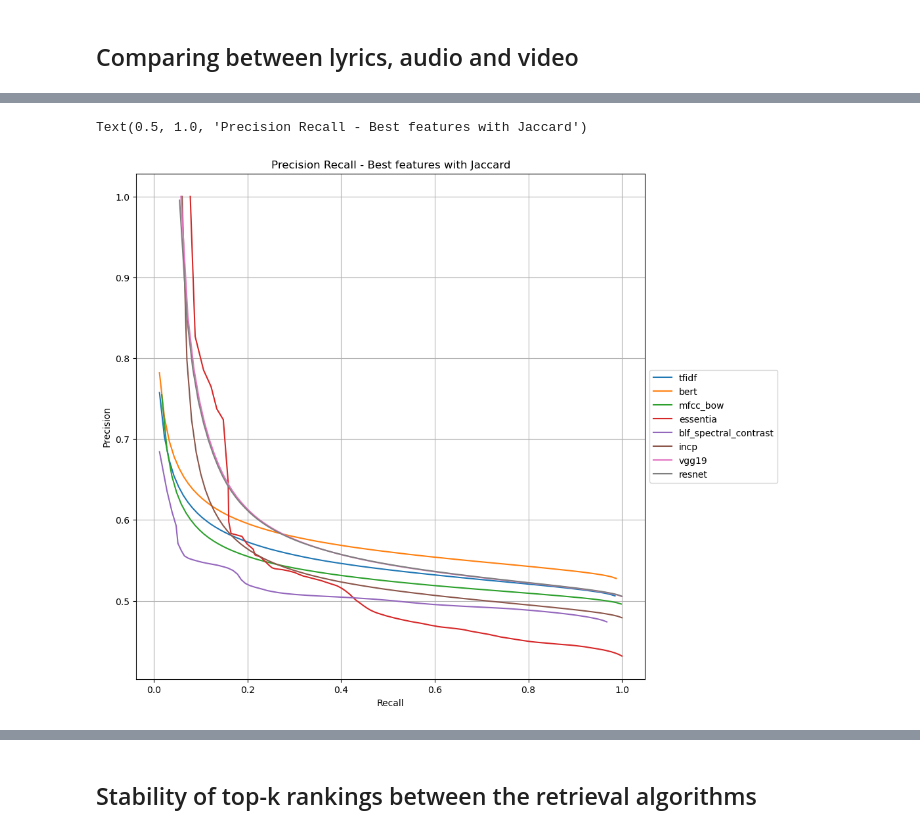
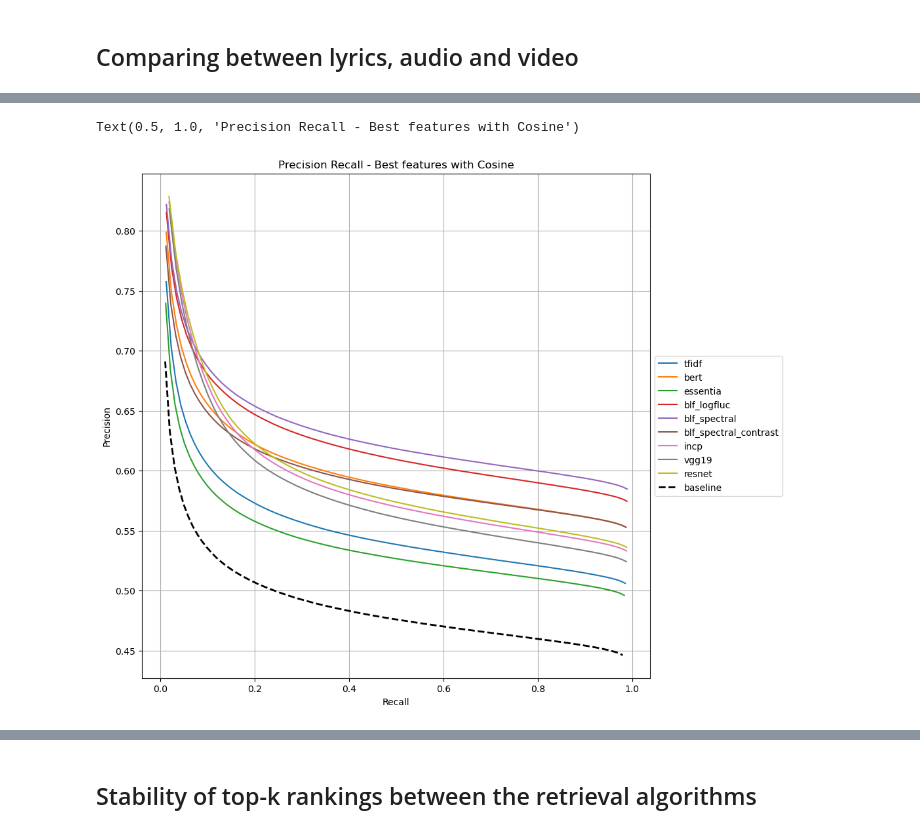
Before and after one commit to mmosc/MMSR, a Jupyter notebook: project/EvaluationMetrics-.ipynb, the cells around one changed output, grey strips where cells are left out. Saved outputs shown, nothing was run; the diff lists cells and outputs as text; code cells hidden in the pictures.

Commit message:
Update plots to include baseline

```diff
--- a/project/EvaluationMetrics-.ipynb
+++ b/project/EvaluationMetrics-.ipynb
@@ -545,7 +545,10 @@ else:
 fig, axs = plt.subplots(ncols=1, nrows=2, figsize=(30, 10))
 
 for i,key in enumerate(cosine_df.keys()):
-    axs[0].plot(cosine_R[i], cosine_P_max[i], label=key)
+    if (key == 'baseline'):
+        axs[0].plot(cosine_R[i], cosine_P_max[i], label=key, linestyle='dashed', color='black', linewidth=2)
+    else:
+        axs[0].plot(cosine_R[i], cosine_P_max[i], label=key)
 
 axs[0].set_xlabel("Recall")
 axs[0].set_ylabel("Precision")
@@ -557,7 +560,10 @@ axs[0].grid(True)
 axs[0].legend(loc='center left', bbox_to_anchor=(1, 0.5))
 
 for i,key in enumerate(jaccard_df.keys()):
-    axs[1].plot(jaccard_R[i], jaccard_P_max[i], label=key)
+    if (key == 'baseline'):
+        axs[1].plot(jaccard_R[i], jaccard_P_max[i], label=key, linestyle='dashed', color='black', linewidth=2)
+    else:
+        axs[1].plot(jaccard_R[i], jaccard_P_max[i], label=key)
 
 axs[1].set_xlabel("Recall")
 axs[1].set_ylabel("Precision")
@@ -577,9 +583,10 @@ Text(0.5, 0.98, 'Comparison between Precision-Recall using Cosine and Jaccard Si
 labels = list(jaccard_df.keys())
 fig, axs = plt.subplots(ncols=1, nrows=3, figsize=(10, 15))
 
-for i in range(3):
+for i in range(1,4):
     axs[0].plot(jaccard_R[i], jaccard_P_max[i], label=labels[i])
-axs[0].set_ylim(0.5,0.8)
+axs[0].plot(jaccard_R[0], jaccard_P_max[0], label='baseline', linestyle='dashed', color='black', linewidth=2)
+axs[0].set_ylim(0.4,0.8)
 # axs[0].set_xlim(0,1)
 axs[0].grid(True)
 axs[0].legend(loc='center left', bbox_to_anchor=(1, 0.5))
@@ -588,9 +595,10 @@ axs[0].set_ylabel("Precision")
 axs[0].set_title("Precision Recall - Lyrics features")
 
 not_include = ["blf_delta_spectral", "blf_spectral", "blf_vardelta_spectral", "blf_logfluc"]
-for i in range(9):
+for i in range(1,10):
     if(labels[3+i]  not in not_include):
         axs[1].plot(jaccard_R[3+i], jaccard_P_max[3+i], label=labels[3+i])
+axs[1].plot(jaccard_R[0], jaccard_P_max[0], label='baseline', linestyle='dashed', color='black', linewidth=2)
 axs[1].set_ylim(0.3,1)
 # axs[1].set_xlim(0,1)
 axs[1].grid(True)
@@ -601,7 +609,8 @@ axs[1].set_title("Precision Recall - Audio features")
 
 for i in range(3):
     axs[2].plot(jaccard_R[-1-i], jaccard_P_max[-1-i], label=labels[-1-i])
-axs[2].set_ylim(0.45,1)
+axs[2].plot(jaccard_R[0], jaccard_P_max[0], label='baseline', linestyle='dashed', color='black', linewidth=2)
+axs[2].set_ylim(0.4,1)
 # axs[2].set_xlim(0,1)
 axs[2].grid(True)
 axs[2].legend(loc='center left', bbox_to_anchor=(1, 0.5))
@@ -616,16 +666,17 @@ Text(0.5, 0.98, 'Comparison between Lyrics, Audio and Video Using Jaccard Simila
 # %%
-labels = list(jaccard_df.keys())
+labels = list(cosine_df.keys())
 fig, axs = plt.subplots( figsize=(10, 10))
 
-include = ["bert", "tfidf", "mfcc_bow", "blf_spectral_contrast", "resnet", "vgg19", "incp", "essentia"]
+include = ["bert", "tfidf", "blf_spectral",  "blf_spectral_contrast", "blf_logfluc","vgg19", "incp", "essentia", "resnet"]
 for i in range(len(labels)):
     if(labels[i]  in include):
-        axs.plot(jaccard_R[i], jaccard_P_max[i], label=labels[i])
+        axs.plot(cosine_R[i], cosine_P_max[i], label=labels[i])
+axs.plot(cosine_R[0], cosine_P_max[0], label='baseline', linestyle='dashed', color='black', linewidth=2)
 axs.grid(True)
 axs.legend(loc='center left', bbox_to_anchor=(1, 0.5))
 axs.set_xlabel("Recall")
 axs.set_ylabel("Precision")
-axs.set_title("Precision Recall - Best features with Jaccard")
+axs.set_title("Precision Recall - Best features with Cosine")
 # %% [output]
-Text(0.5, 1.0, 'Precision Recall - Best features with Jaccard')
+Text(0.5, 1.0, 'Precision Recall - Best features with Cosine')
-[figure, old version]
+[figure, new version]
```
Also changed, not shown: parts of 5 cells of this notebook, 1 other file.
